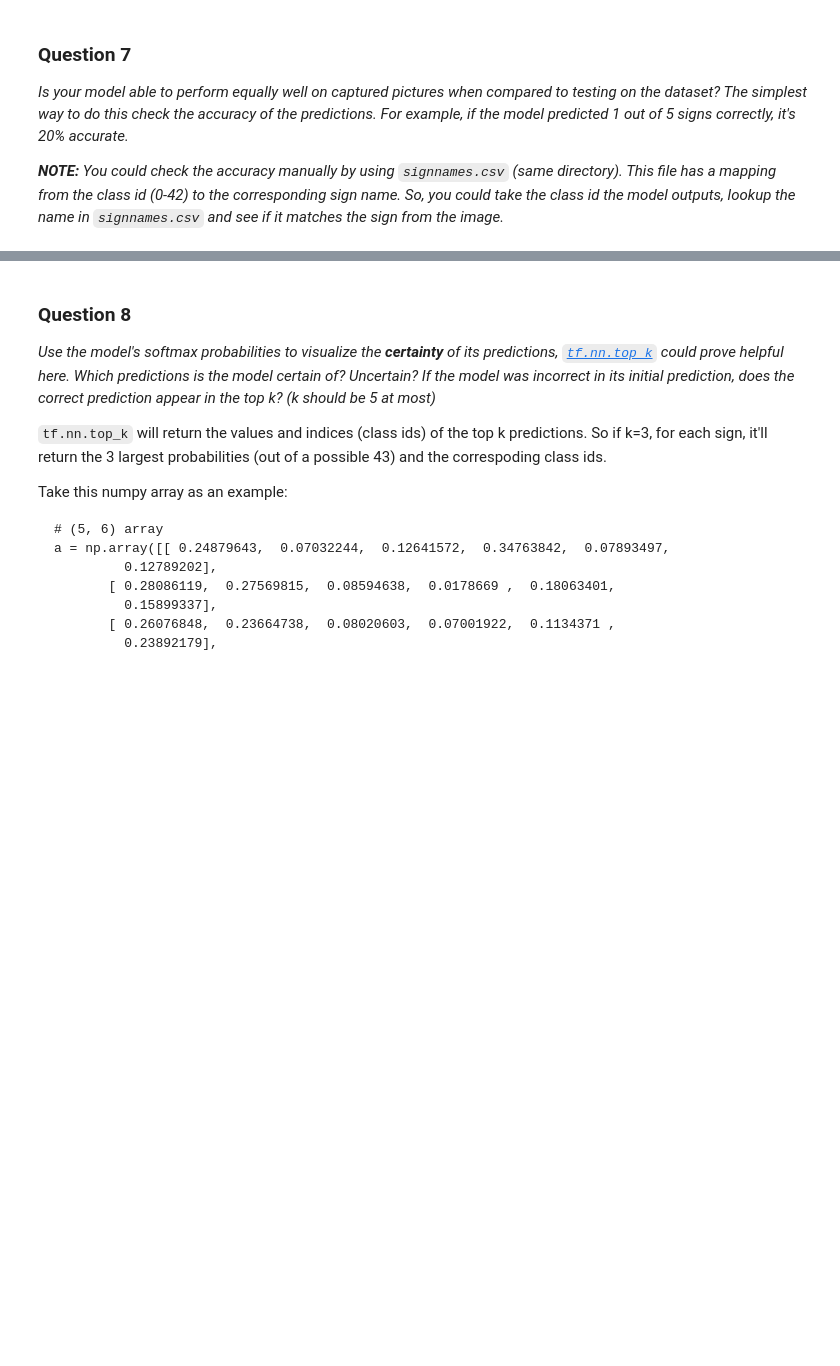
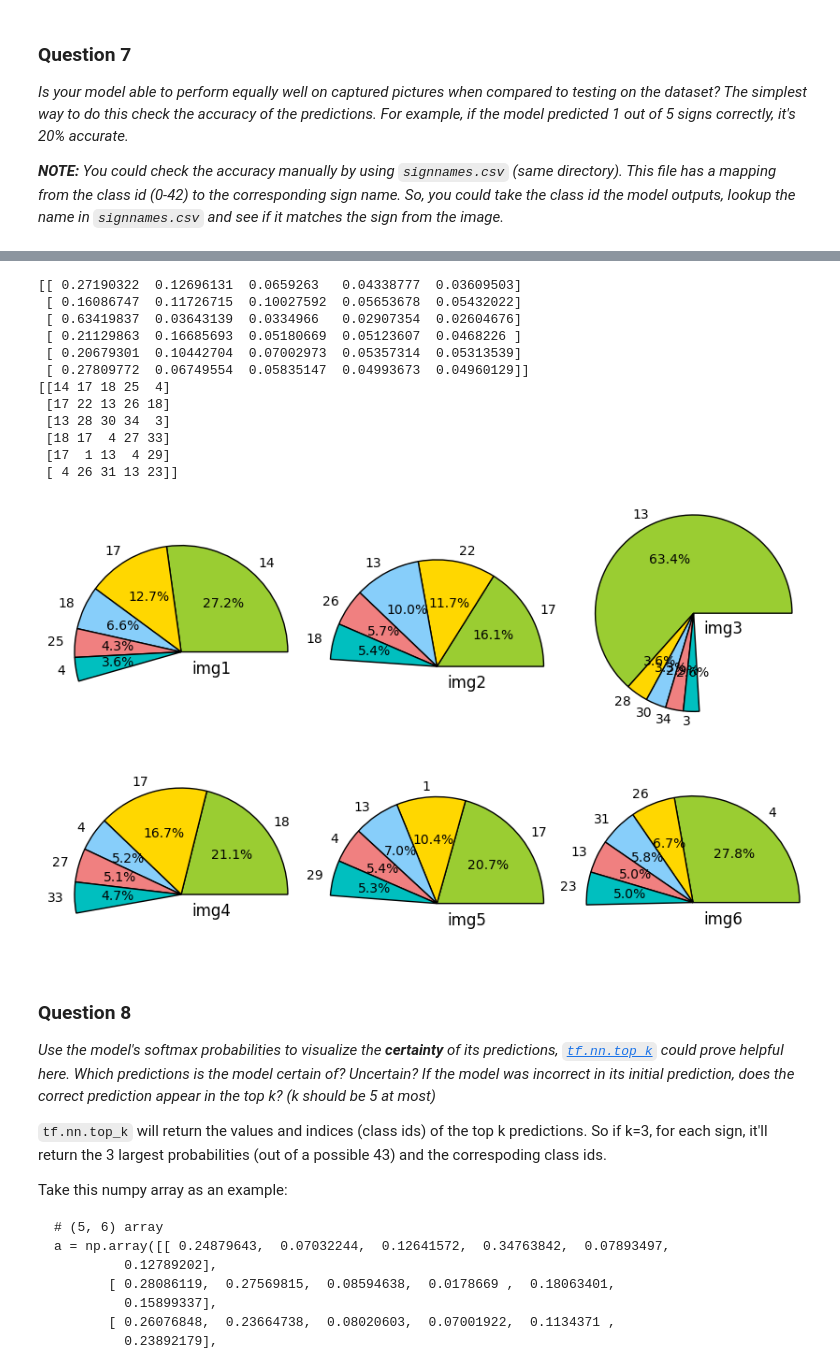
Before and after one commit to tech-rules/SDC, a Jupyter notebook: Traffic-Signs-Classification/Traffic_Signs_Recognition.ipynb, the cells around one changed output, grey strips where cells are left out. Cells and saved outputs as stored; diff of their text form; code cells hidden in the pictures; blank space fills up the shorter version.

```diff
--- a/Traffic-Signs-Classification/Traffic_Signs_Recognition.ipynb
+++ b/Traffic-Signs-Classification/Traffic_Signs_Recognition.ipynb
@@ -337,6 +337,9 @@ _What does your final architecture look like? (Type of model, layers, sizes, con
 # %%
 ### Train your model here.
 ### Feel free to use as many code cells as needed.
+
+# The file path to save the data
+save_file = '/disk2/git/SDC/CarND-Traffic-Signs/model.ckpt'
 
 # German Traffic sign dataset consists of 32x232x3 RGB images
 x = tf.placeholder(tf.float32, (None, 32, 32, 3))
@@ -353,6 +356,10 @@ opt = tf.train.AdamOptimizer(learning_rate=0.0001)
 train_op = opt.minimize(loss_op)
 correct_prediction = tf.equal(tf.argmax(logits, 1), tf.argmax(y, 1))
 accuracy_op = tf.reduce_mean(tf.cast(correct_prediction, tf.float32))
+softmax_op = tf.nn.softmax(logits) # Create a softmax op for inference
+
+# Class used to save and/or restore Tensor Variables
+saver = tf.train.Saver()
 
 with tf.Session() as sess:
     sess.run(tf.global_variables_initializer())
@@ -378,8 +385,9 @@ with tf.Session() as sess:
     print()
     print("Validation loss = {:.3f}".format(val_loss))
     print("Validation accuracy = {:.3f}".format(val_acc))
-    test_loss, test_acc, test_corr = sess.run([loss_op, accuracy_op, correct_prediction], feed_dict={x: X_test, y: y_test, keep_prob: 1.0})
+    test_loss, test_acc = sess.run([loss_op, accuracy_op], feed_dict={x: X_test, y: y_test, keep_prob: 1.0})
     print()
     print("Test loss = {:.3f}".format(test_loss))
     print("Test accuracy = {:.3f}".format(test_acc))
+    saver.save(sess, save_file)
 # %% [output]
@@ -459,9 +473,11 @@ _Choose five candidate images of traffic signs and provide them in the report. A
 # %%
 ### Run the predictions here.
 ### Feel free to use as many code cells as needed.
+
 inference_batch = np.asarray([img1, img2, img3, img4, img5, img6])
-print(inference_batch.shape)
-#with tf.Session() as sess:
-#    inference_logits = sess.run(logits, feed_dict={x: inference_batch, keep_prob: 1.0})
 
-#print(inference_logits)
+saver = tf.train.Saver()
+with tf.Session() as sess:
+    saver.restore(sess, save_file)
+    inference_result = sess.run(tf.argmax(softmax_op, 1), feed_dict={x: inference_batch, keep_prob: 1.0})
+    print(inference_result)
@@ -479,3 +502,32 @@ _**NOTE:** You could check the accuracy manually by using `signnames.csv` (same
+# %%
+### Visualize the softmax probabilities here.
+### Feel free to use as many code cells as needed.
+with tf.Session() as sess:
+    saver.restore(sess, save_file)
+    inference_top5 = sess.run(tf.nn.top_k(softmax_op, k=5), feed_dict={x: inference_batch, keep_prob: 1.0})
+    print(inference_top5.values)
+    print(inference_top5.indices)
+    colors = ['yellowgreen', 'gold', 'lightskyblue', 'lightcoral', 'c']
+    for i in range(6):
+        plt.subplot(2,3,i+1)
+        plt.pie(inference_top5.values[i], labels=inference_top5.indices[i], colors=colors, autopct='%1.1f%%')
+        plt.axis('equal')
+        plt.text(0.1, -0.2,'img%d'%(i+1), fontsize=12)
+    plt.show()
+# %% [output]
+[[ 0.27190322  0.12696131  0.0659263   0.04338777  0.03609503]
+ [ 0.16086747  0.11726715  0.10027592  0.05653678  0.05432022]
+ [ 0.63419837  0.03643139  0.0334966   0.02907354  0.02604676]
+ [ 0.21129863  0.16685693  0.05180669  0.05123607  0.0468226 ]
+ [ 0.20679301  0.10442704  0.07002973  0.05357314  0.05313539]
+ [ 0.27809772  0.06749554  0.05835147  0.04993673  0.04960129]]
+[[14 17 18 25  4]
+ [17 22 13 26 18]
+ [13 28 30 34  3]
+ [18 17  4 27 33]
+ [17  1 13  4 29]
+ [ 4 26 31 13 23]]
+[figure, added]
 # %% [markdown]
 ### Question 8
 
```
Also changed, not shown: parts of 12 cells of this notebook.
